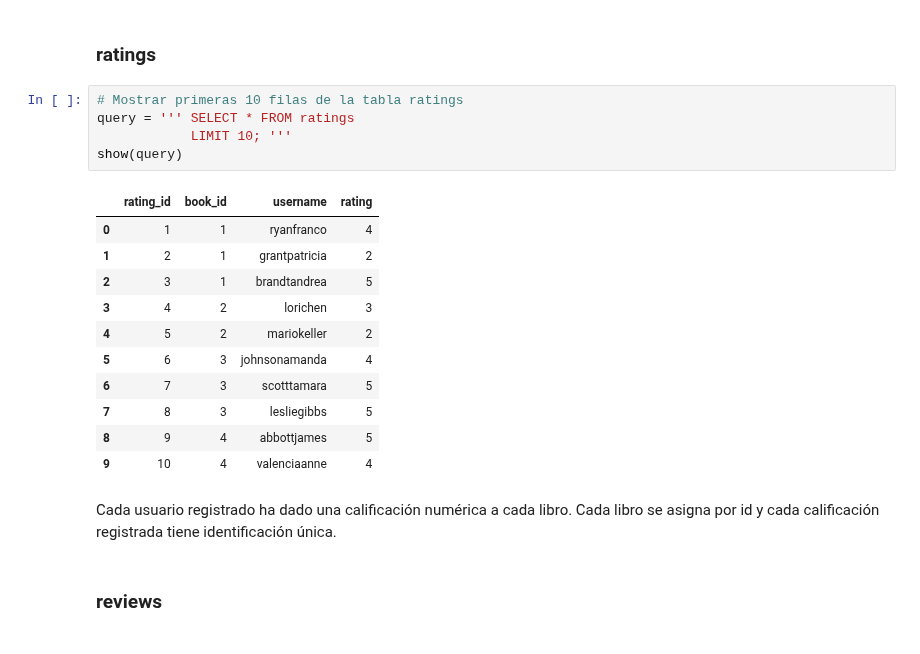
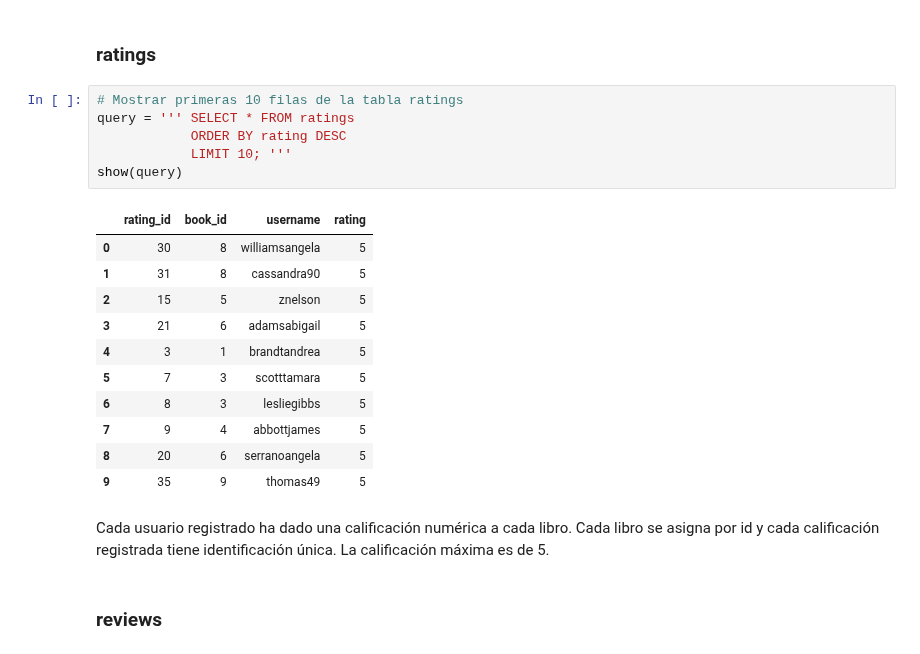
Before and after one commit to ScinDBad/DA_proyecto_final, a Jupyter notebook: sql_bookdata/sql_bookdata.ipynb, the cells around one changed output. Saved outputs shown, nothing was run; the diff lists cells and outputs as text.

```diff
--- a/sql_bookdata/sql_bookdata.ipynb
+++ b/sql_bookdata/sql_bookdata.ipynb
@@ -173,22 +173,23 @@ Cada editorial se ordena en orden alfabético y su id respectivamente en orden n
 # %%
 # Mostrar primeras 10 filas de la tabla ratings
 query = ''' SELECT * FROM ratings
+            ORDER BY rating DESC
             LIMIT 10; '''
 show(query)
 # %% [output]
 |  | rating_id | book_id | username | rating |
-| 0 | 1 | 1 | ryanfranco | 4 |
-| 1 | 2 | 1 | grantpatricia | 2 |
-| 2 | 3 | 1 | brandtandrea | 5 |
-| 3 | 4 | 2 | lorichen | 3 |
-| 4 | 5 | 2 | mariokeller | 2 |
-| 5 | 6 | 3 | johnsonamanda | 4 |
-| 6 | 7 | 3 | scotttamara | 5 |
-| 7 | 8 | 3 | lesliegibbs | 5 |
-| 8 | 9 | 4 | abbottjames | 5 |
-| 9 | 10 | 4 | valenciaanne | 4 |
+| 0 | 30 | 8 | williamsangela | 5 |
+| 1 | 31 | 8 | cassandra90 | 5 |
+| 2 | 15 | 5 | znelson | 5 |
+| 3 | 21 | 6 | adamsabigail | 5 |
+| 4 | 3 | 1 | brandtandrea | 5 |
+| 5 | 7 | 3 | scotttamara | 5 |
+| 6 | 8 | 3 | lesliegibbs | 5 |
+| 7 | 9 | 4 | abbottjames | 5 |
+| 8 | 20 | 6 | serranoangela | 5 |
+| 9 | 35 | 9 | thomas49 | 5 |
 # %% [markdown]
-Cada usuario registrado ha dado una calificación numérica a cada libro. Cada libro se asigna por id y cada calificación registrada tiene identificación única.
+Cada usuario registrado ha dado una calificación numérica a cada libro. Cada libro se asigna por id y cada calificación registrada tiene identificación única. La calificación máxima es de 5.
 # %% [markdown]
 ### reviews
 # %%
```
Also changed, not shown: parts of 6 cells of this notebook.
